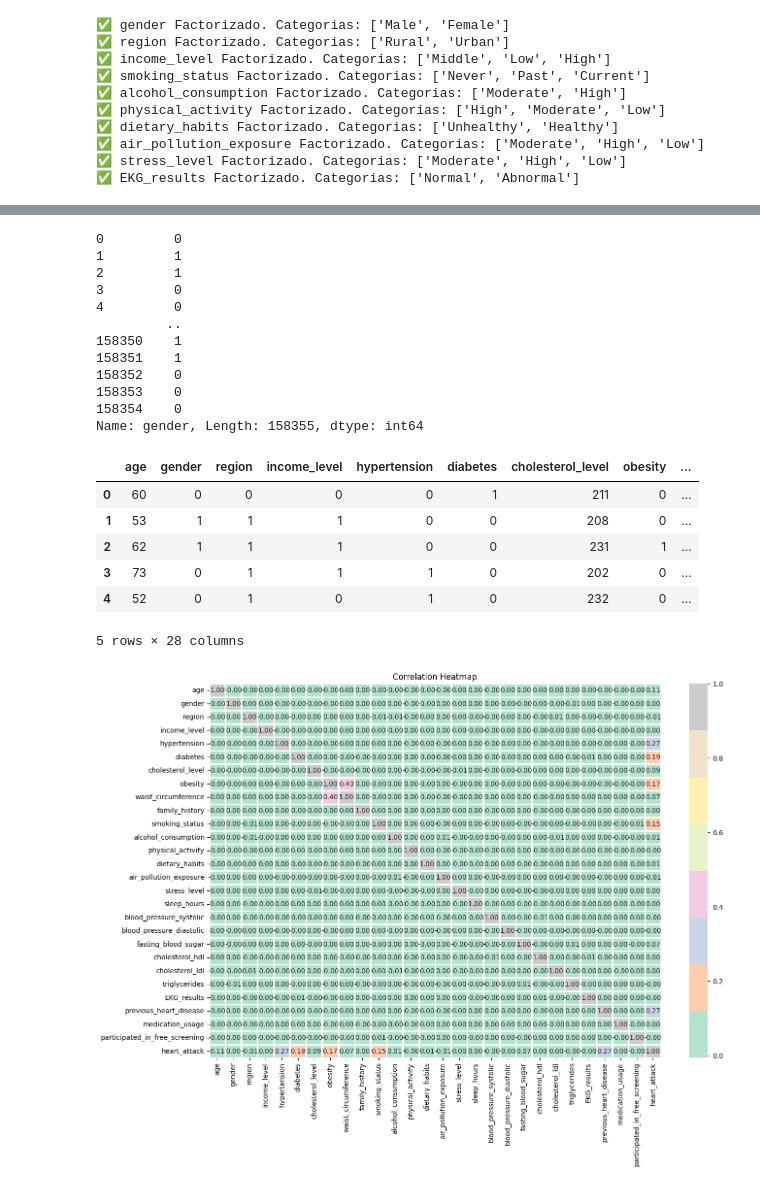
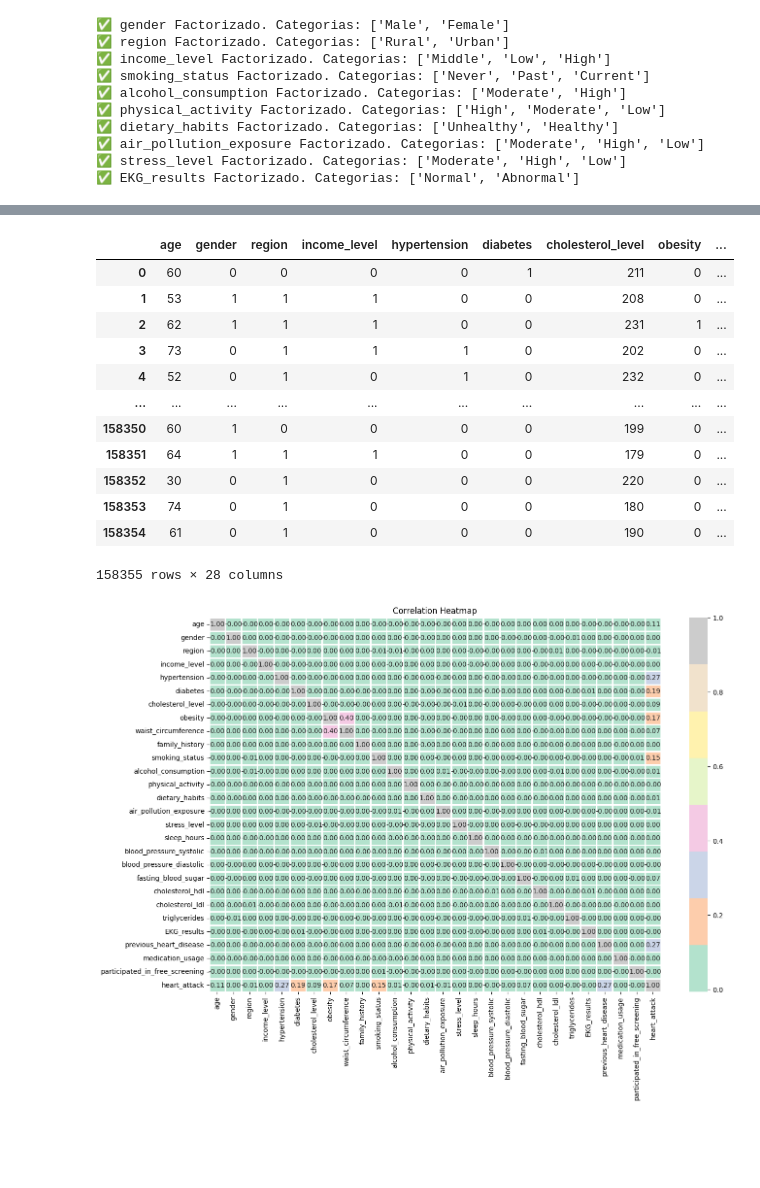
Before and after one commit to JozueDev/PROYECTO-FINAL, a Jupyter notebook: explore.ipynb, the cells around one changed output, grey strips where cells are left out. Saved outputs shown, nothing was run; the diff lists cells and outputs as text; code cells hidden in the pictures; blank space fills up the shorter version.

```diff
--- a/explore.ipynb
+++ b/explore.ipynb
@@ -266,28 +256,19 @@ df.head()
-# %%
-print(df['gender'])
-# %% [output]
-0         0
-1         1
-2         1
-3         0
-4         0
-         ..
-158350    1
-158351    1
-158352    0
-158353    0
-158354    0
-Name: gender, Length: 158355, dtype: int64
 # %%
-df.head()
+df
 # %% [output]
 |  | age | gender | region | income_level | hypertension | diabetes | cholesterol_level | obesity | ... |
 | 0 | 60 | 0 | 0 | 0 | 0 | 1 | 211 | 0 | ... |
 | 1 | 53 | 1 | 1 | 1 | 0 | 0 | 208 | 0 | ... |
 | 2 | 62 | 1 | 1 | 1 | 0 | 0 | 231 | 1 | ... |
 | 3 | 73 | 0 | 1 | 1 | 1 | 0 | 202 | 0 | ... |
 | 4 | 52 | 0 | 1 | 0 | 1 | 0 | 232 | 0 | ... |
+| ... | ... | ... | ... | ... | ... | ... | ... | ... | ... |
+| 158350 | 60 | 1 | 0 | 0 | 0 | 0 | 199 | 0 | ... |
+| 158351 | 64 | 1 | 1 | 1 | 0 | 0 | 179 | 0 | ... |
+| 158352 | 30 | 0 | 1 | 0 | 0 | 0 | 220 | 0 | ... |
+| 158353 | 74 | 0 | 1 | 0 | 0 | 0 | 180 | 0 | ... |
+| 158354 | 61 | 0 | 1 | 0 | 0 | 0 | 190 | 0 | ... |
-5 rows × 28 columns
+158355 rows × 28 columns
 # %%
 cat_cols = df.select_dtypes(include = 'object').columns.tolist()
 
```
Also changed, not shown: parts of 9 cells of this notebook, 1 other file.
